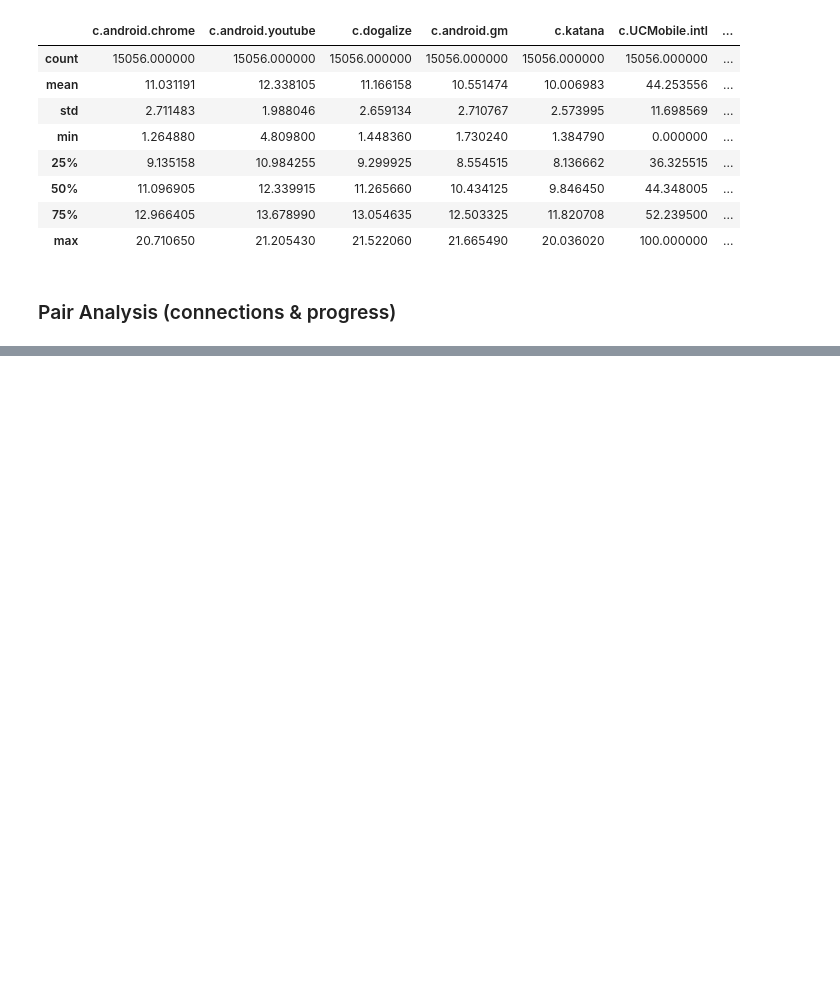
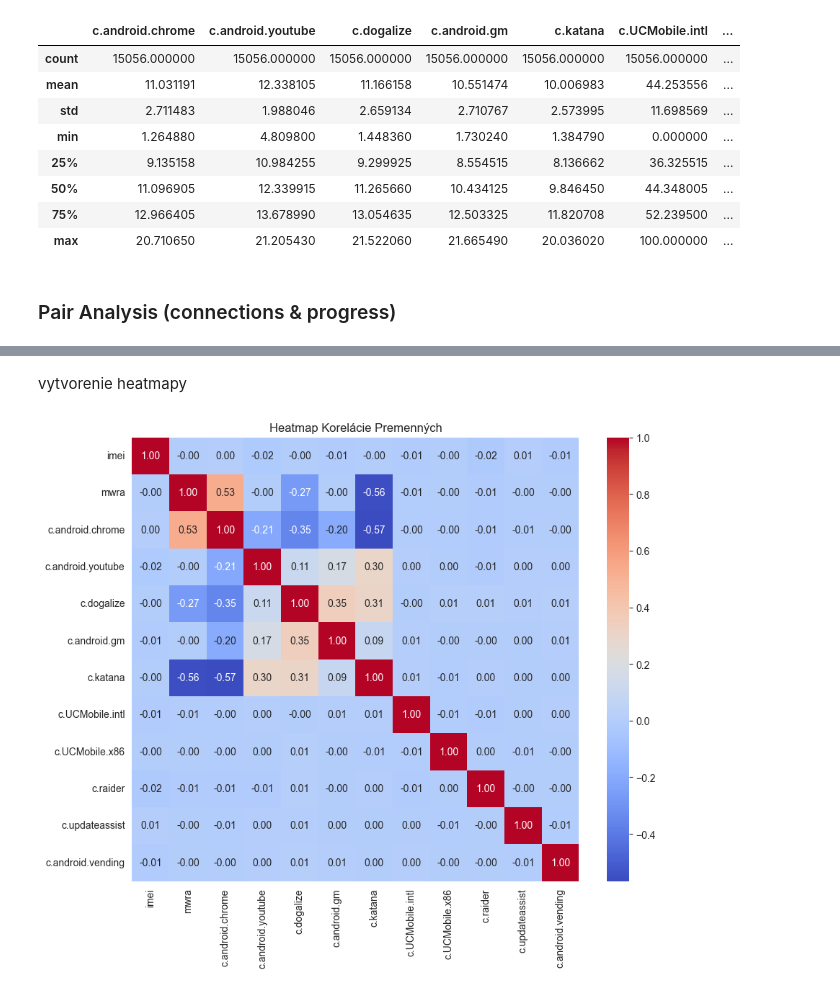
Before and after one commit to xtancos/IAU_project, a Jupyter notebook: EDA_1_1.ipynb, the cells around one changed output, grey strips where cells are left out. Drawn from its saved outputs; the diff is of its cells as text; code cells hidden in the pictures; blank space fills up the shorter version.

```diff
--- a/EDA_1_1.ipynb
+++ b/EDA_1_1.ipynb
@@ -242,0 +245,5 @@ array([[<Axes: title={'center': 'c.android.vending'}>,
+# %%
+df_numeric_only = df_connections.select_dtypes(include=[float, int])
+correlation_matrix = df_numeric_only.corr()
+
+print(correlation_matrix['mwra'])
@@ -242,0 +264,9 @@ array([[<Axes: title={'center': 'c.android.vending'}>,
+# %% [markdown]
+vytvorenie heatmapy
+# %%
+plt.figure(figsize=(10, 8))
+sns.heatmap(correlation_matrix, annot=True, cmap='coolwarm', fmt='.2f')
+plt.title('Heatmap Korelácie Premenných')
+plt.show()
+# %% [output]
+[figure, added]
```
Also changed, not shown: parts of 7 cells of this notebook.
